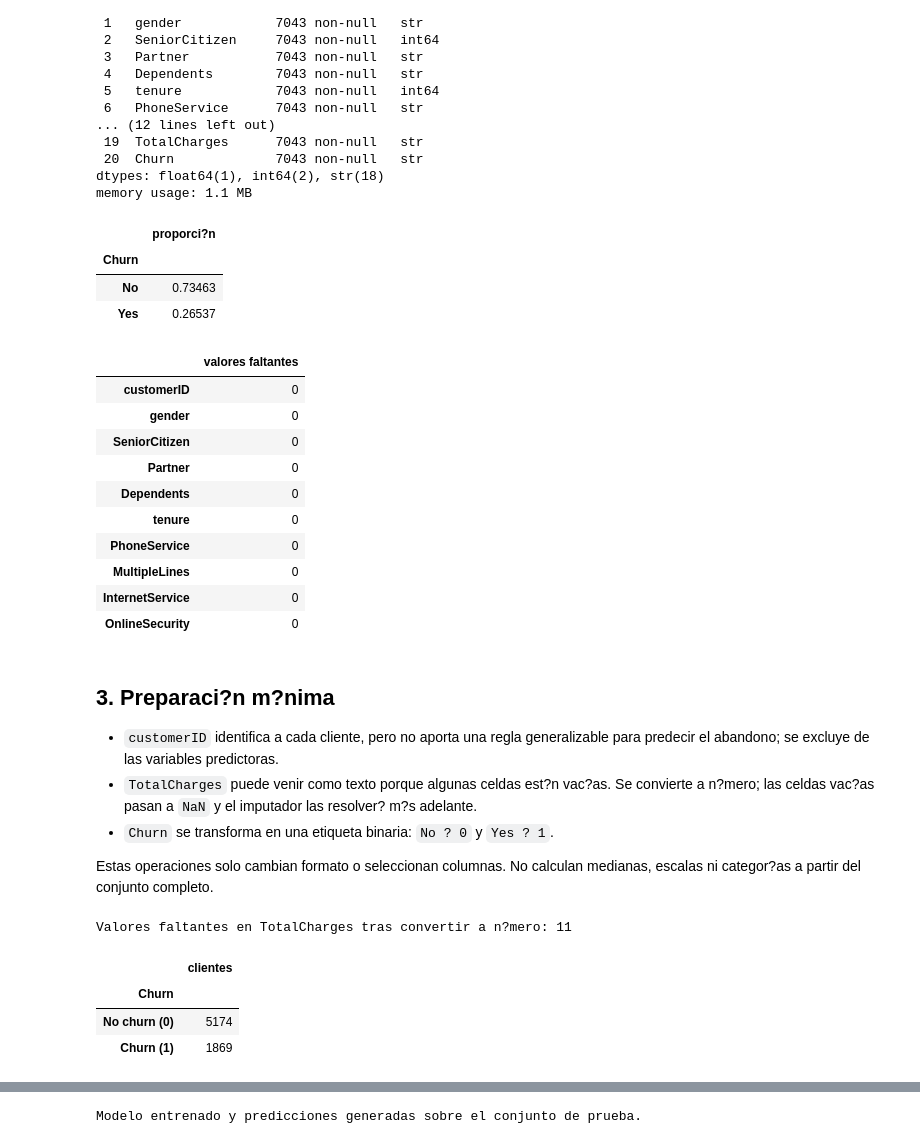
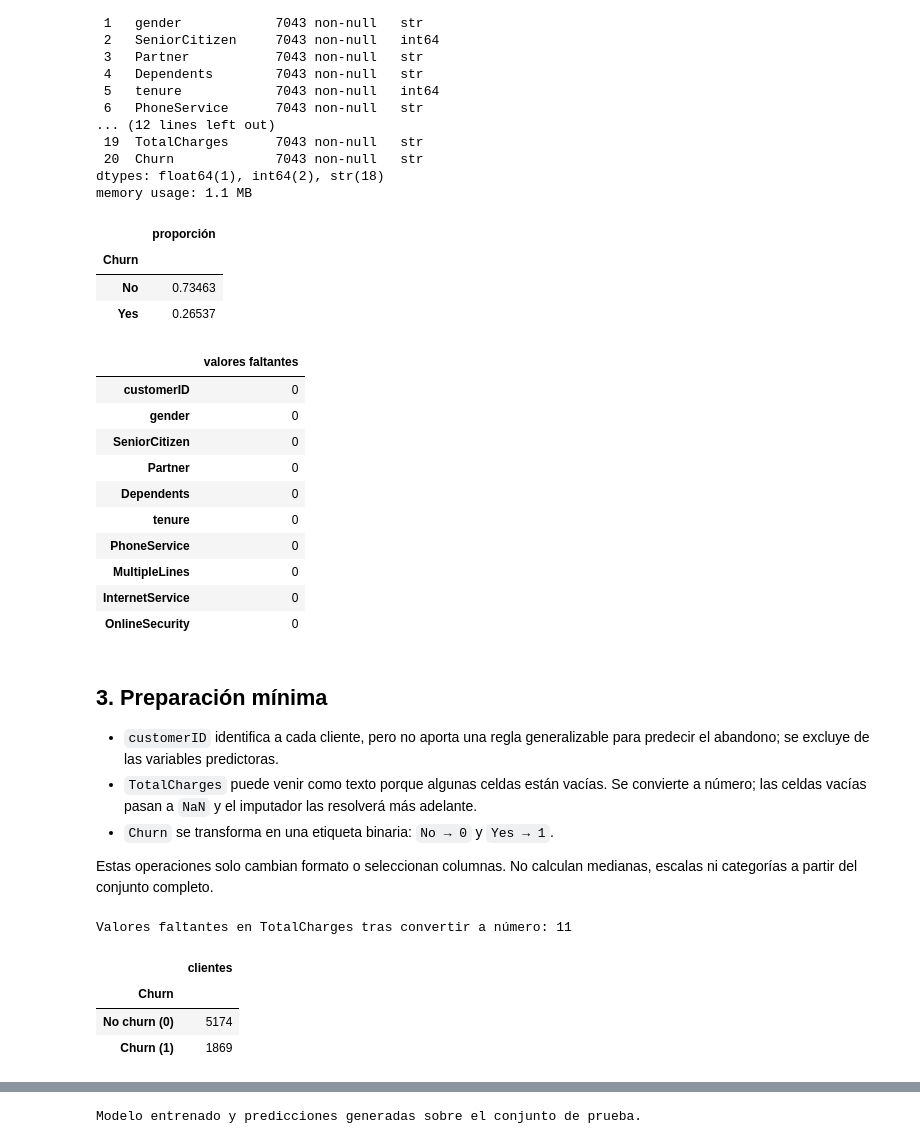
Before and after one commit to denparra/ds.pre-entrega-10, a Jupyter notebook: modelado_metricas.ipynb, the cells around one changed output, grey strips where cells are left out. Drawn from its saved outputs; the diff is of its cells as text; code cells hidden in the pictures.

Commit message:
Corrige codificación de texto del notebook M10

```diff
--- a/modelado_metricas.ipynb
+++ b/modelado_metricas.ipynb
@@ -83,14 +83,14 @@ Data columns (total 21 columns):
 dtypes: float64(1), int64(2), str(18)
 memory usage: 1.1 MB
 # %%
-# Revisamos la proporci?n de las clases y los faltantes m?s frecuentes.
-proporcion_churn = datos["Churn"].value_counts(normalize=True).rename("proporci?n")
+# Revisamos la proporción de las clases y los faltantes más frecuentes.
+proporcion_churn = datos["Churn"].value_counts(normalize=True).rename("proporción")
 display(proporcion_churn.to_frame())
 
 faltantes = datos.isna().sum().sort_values(ascending=False).head(10)
 display(faltantes.rename("valores faltantes").to_frame())
 # %% [output]
-|  | proporci?n |
+|  | proporción |
 | Churn |  |
 | No | 0.73463 |
 | Yes | 0.26537 |
@@ -106,13 +106,13 @@ display(faltantes.rename("valores faltantes").to_frame())
 | InternetService | 0 |
 | OnlineSecurity | 0 |
 # %% [markdown]
-## 3. Preparaci?n m?nima
+## 3. Preparación mínima
 
 - `customerID` identifica a cada cliente, pero no aporta una regla generalizable para predecir el abandono; se excluye de las variables predictoras.
-- `TotalCharges` puede venir como texto porque algunas celdas est?n vac?as. Se convierte a n?mero; las celdas vac?as pasan a `NaN` y el imputador las resolver? m?s adelante.
-- `Churn` se transforma en una etiqueta binaria: `No ? 0` y `Yes ? 1`.
+- `TotalCharges` puede venir como texto porque algunas celdas están vacías. Se convierte a número; las celdas vacías pasan a `NaN` y el imputador las resolverá más adelante.
+- `Churn` se transforma en una etiqueta binaria: `No → 0` y `Yes → 1`.
 
-Estas operaciones solo cambian formato o seleccionan columnas. No calculan medianas, escalas ni categor?as a partir del conjunto completo.
+Estas operaciones solo cambian formato o seleccionan columnas. No calculan medianas, escalas ni categorías a partir del conjunto completo.
 # %%
 datos_modelo = datos.drop(columns=["customerID"]).copy()
 datos_modelo["TotalCharges"] = pd.to_numeric(
@@ -123,11 +123,11 @@ datos_modelo["Churn"] = datos_modelo["Churn"].map({"No": 0, "Yes": 1})
 if datos_modelo["Churn"].isna().any():
     raise ValueError("La columna Churn contiene etiquetas distintas de Yes/No.")
 
-print("Valores faltantes en TotalCharges tras convertir a n?mero:",
+print("Valores faltantes en TotalCharges tras convertir a número:",
       int(datos_modelo["TotalCharges"].isna().sum()))
 display(datos_modelo["Churn"].value_counts().rename(index={0: "No churn (0)", 1: "Churn (1)"}).to_frame("clientes"))
 # %% [output]
-Valores faltantes en TotalCharges tras convertir a n?mero: 11
+Valores faltantes en TotalCharges tras convertir a número: 11
 |  | clientes |
 | Churn |  |
 | No churn (0) | 5174 |
```
Also changed, not shown: parts of 11 cells of this notebook.
